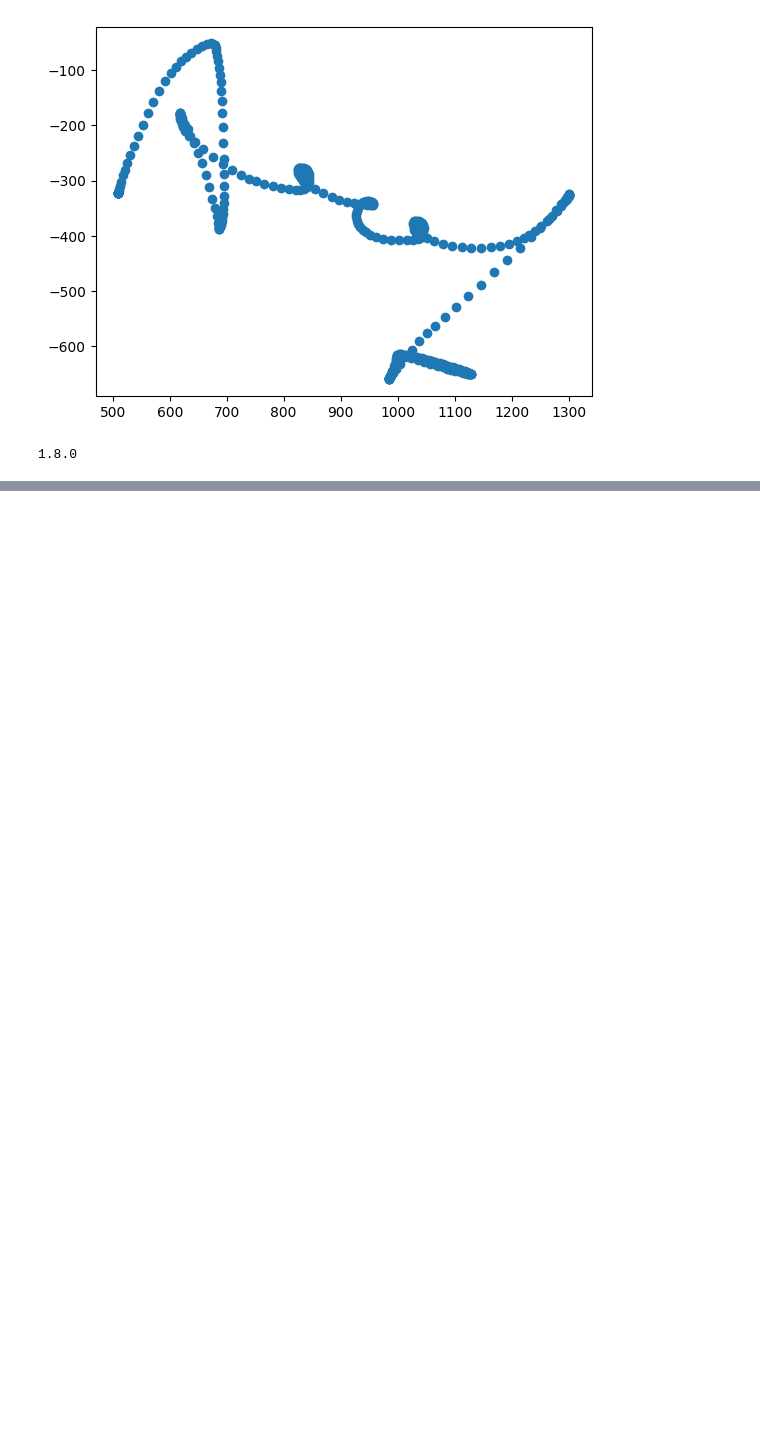
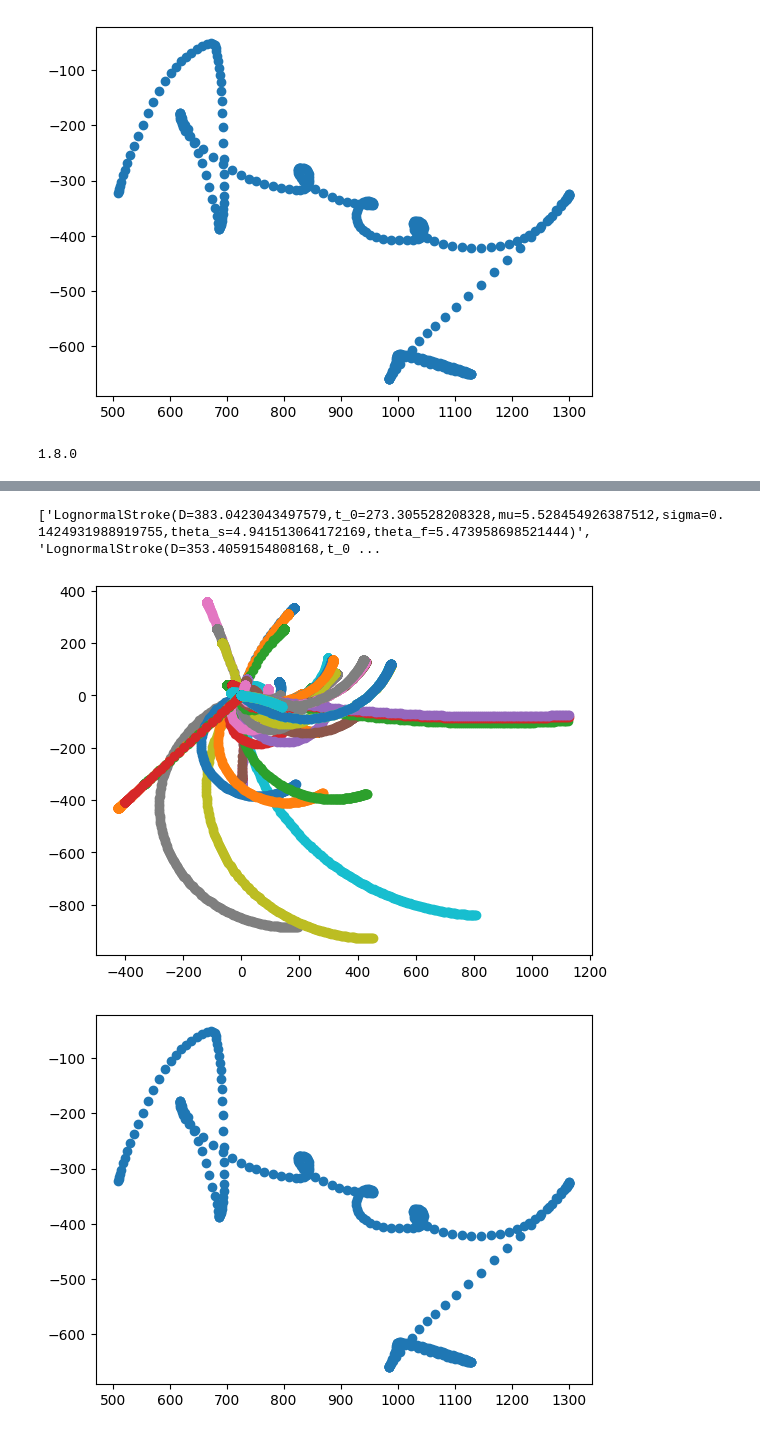
Before and after one commit to andrew-healey/sigma-lognormal, a Jupyter notebook: debug.ipynb, the cells around one changed output, grey strips where cells are left out. Cells and saved outputs as stored; diff of their text form; code cells hidden in the pictures; blank space fills up the shorter version.

```diff
--- a/debug.ipynb
+++ b/debug.ipynb
@@ -45,2 +62,13 @@ LognormalStroke(D=329.5791910185019,t_0=319.6021762503524,mu=5.298851718704676,s
+# %%
+from speed_extract import extract_all_lognormals
+
+
+lognormals = extract_all_lognormals(signal)
+plot_signals([lgn.signal(signal.time) for lgn in lognormals])
+plot_signals([signal])
+# %% [output]
+['LognormalStroke(D=383.0423043497579,t_0=273.305528208328,mu=5.528454926387512,sigma=0.1424931988919755,theta_s=4.941513064172169,theta_f=5.473958698521444)', 'LognormalStroke(D=353.4059154808168,t_0 ...
+[figure, added]
+[figure, added]
 # %%
 from beam_search import BeamSearch
```
Also changed, not shown: parts of 7 cells of this notebook, 7 other files.
